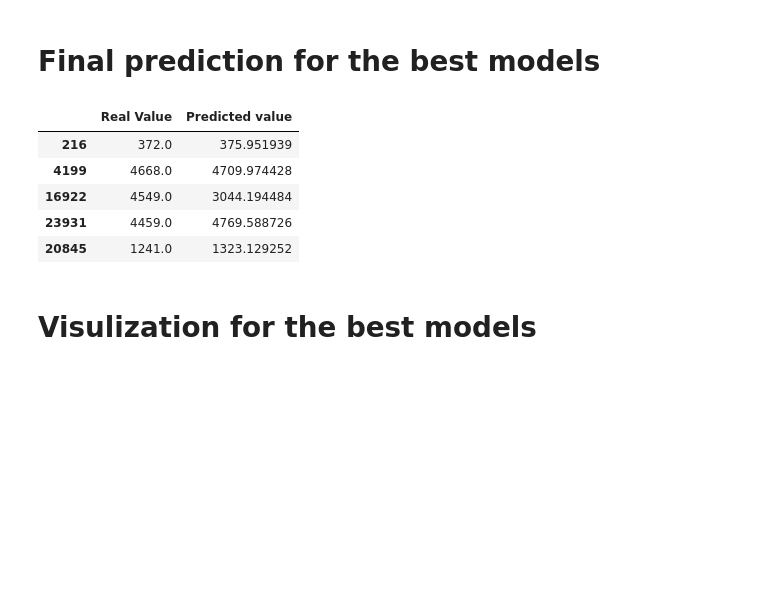
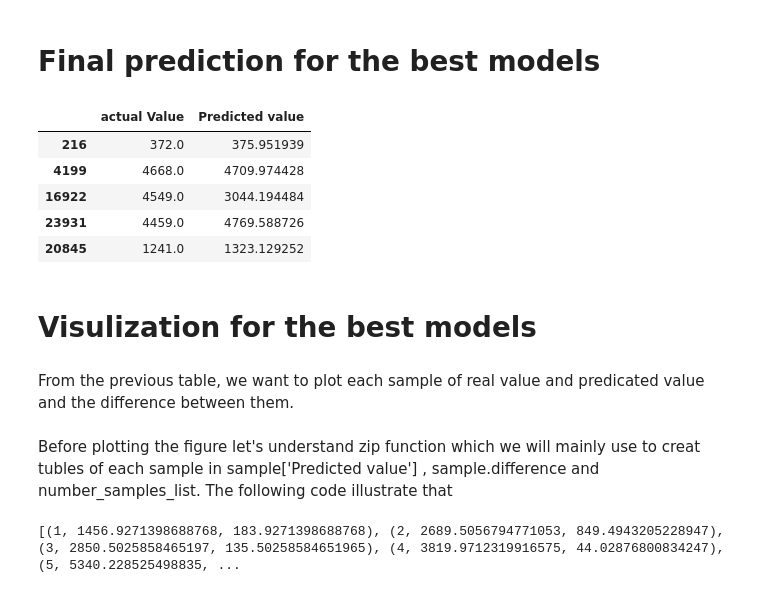
Before and after one commit to AbbasFAlhokri/AbbasFAlhokri, a Jupyter notebook: prediction_model.ipynb, the cells around one changed output. Saved outputs shown, nothing was run; the diff lists cells and outputs as text; code cells hidden in the pictures; blank space fills up the shorter version.

```diff
--- a/prediction_model.ipynb
+++ b/prediction_model.ipynb
@@ -305,15 +305,15 @@ mean squared error score on test data using best_decisiontreeregresor: 481.90427
 # %%
 Best_model=models['best_randomforestregressor']
 y_test_pred = Best_model.predict(X_all_test_std)
 # Conver the array into dataframe then save it in a new dataframe
 df_test_pred = y_test.to_frame()
 # Rename the target value
-df_test_pred.rename(columns={"traffic_volume": "Real Value"}, inplace=True)
+df_test_pred.rename(columns={"traffic_volume": "actual Value"}, inplace=True)
 # Add the predicted value
 df_test_pred['Predicted value'] = y_test_pred
 df_test_pred.head()
 # %% [output]
-|  | Real Value | Predicted value |
+|  | actual Value | Predicted value |
 | 216 | 372.0 | 375.951939 |
 | 4199 | 4668.0 | 4709.974428 |
 | 16922 | 4549.0 | 3044.194484 |
@@ -321,3 +321,5 @@ df_test_pred.head()
 | 20845 | 1241.0 | 1323.129252 |
 # %% [markdown]
 # Visulization for the best models
+# %% [markdown]
+From the previous table, we want to plot each sample of real value and predicated value and the difference between them.
@@ -324 +337,7 @@ df_test_pred.head()
+# %% [markdown]
+Before plotting the figure let's understand zip function which we will mainly use to creat tubles of each sample in sample['Predicted value'] , sample.difference and number_samples_list. The following code illustrate that
+# %%
+print(list(zip(number_samples_list, sample['Predicted value'], sample.difference)))
+# %% [output]
+[(1, 1456.9271398688768, 183.9271398688768), (2, 2689.5056794771053, 849.4943205228947), (3, 2850.5025858465197, 135.50258584651965), (4, 3819.9712319916575, 44.02876800834247), (5, 5340.228525498835, ...
 # %%
```
Also changed, not shown: parts of 5 cells of this notebook.
